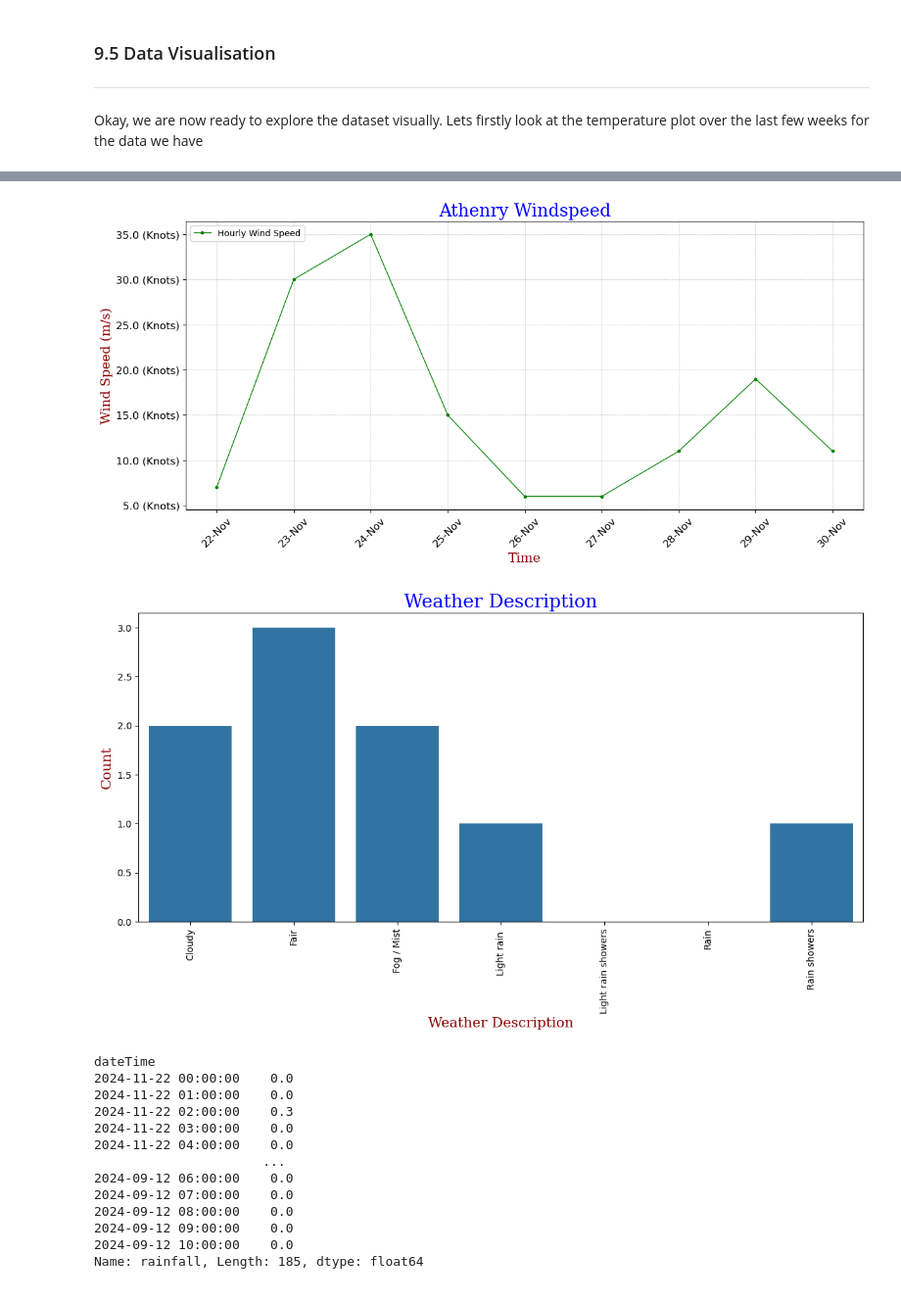
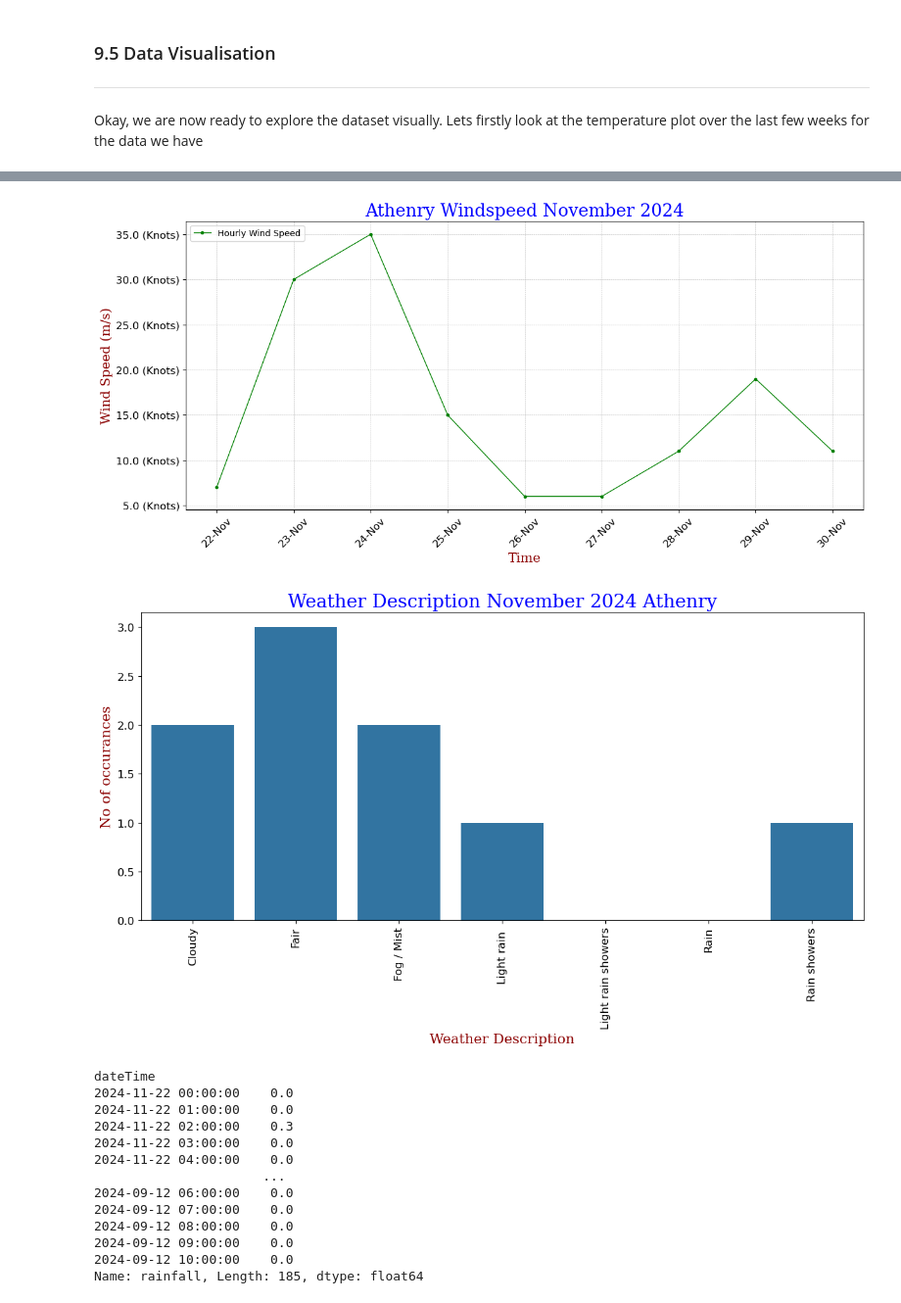
Before and after one commit to MikeCurleyCoosan/computer_infrastructure, a Jupyter notebook: weather.ipynb, the cells around one changed output, grey strips where cells are left out. Shown at 98% size. Drawn from its saved outputs; the diff is of its cells as text; code cells hidden in the pictures.

```diff
--- a/weather.ipynb
+++ b/weather.ipynb
@@ -758,7 +758,7 @@ font2 = {'family':'serif','color':'darkred','size':15}
 #Plot the hourly wind speed
 ax.plot(truncateddf['windSpeed'], color='green',  marker='o', linestyle='-', linewidth=1, markersize=3)
 #Add a title
-ax.set_title('Athenry Windspeed', fontdict = font1)
+ax.set_title('Athenry Windspeed November 2024', fontdict = font1)
 #Add x and y labels
 ax.set_xlabel('Time', fontdict = font2)
 ax.set_ylabel('Wind Speed (m/s)', fontdict = font2)
@@ -780,35 +780,35 @@ plt.yticks(fontsize=12)
 
 plt.show()
 # %% [output]
-[figure, old version]
+[figure, new version]
 # %%
 # Countplot of the descriptions in weatherDescription
 plt.figure(figsize=(14, 6))
 
 #Set the font for the x and y axis labels and the title
 font1 = {'family':'serif','color':'blue','size':20}
 font2 = {'family':'serif','color':'darkred','size':15}
 
 #Set the colors for the pie chart
 colors = ['blue', 'green', 'red']
 
 #Plot the countplot of the weatherDescription
 sns.countplot(data=truncateddf, x ='weatherDescription')
 
 #Add a title
-plt.title('Weather Description', fontdict = font1)
+plt.title('Weather Description November 2024 Athenry', fontdict = font1)
 #Add x and y labels
 plt.xlabel('Weather Description', fontdict = font2)
 plt.ylabel('No of occurances', fontdict = font2)
 
 #Add ticks
 plt.xticks(fontsize=12, rotation=90)
 plt.yticks(fontsize=12)
 
 
 plt.show()
 # %% [output]
-[figure, old version]
+[figure, new version]
 # %%
 # View the data for the rainfall. As can be seen there was very little rainfall on the 17th of October 2024 in Athenry
 
```
Also changed, not shown: parts of 2 cells of this notebook.
